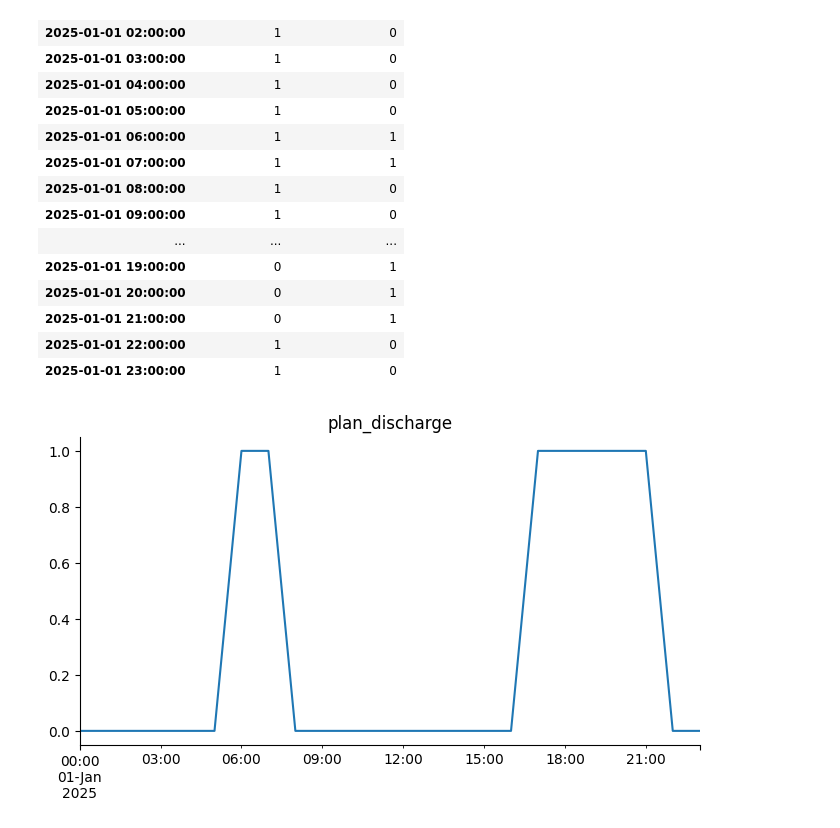
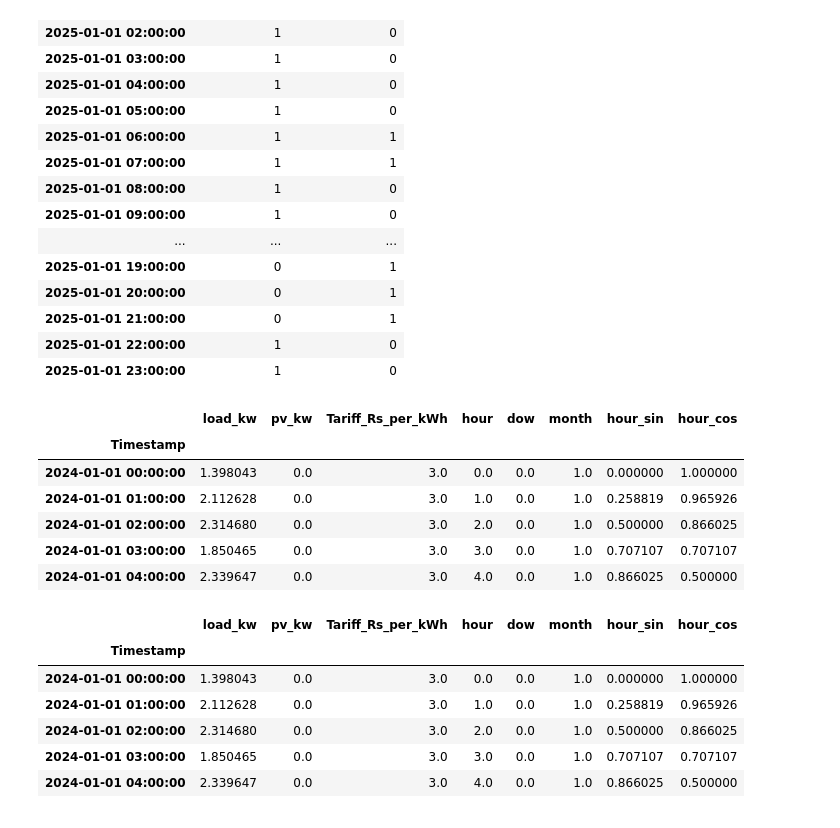
Before and after one commit to AkhilPadma/Decentralization-of-Energy-Using-PV-Batteries-, a Jupyter notebook: DER.ipynb, the cells around one changed output. Saved outputs shown, nothing was run; the diff lists cells and outputs as text; code cells hidden in the pictures.

```diff
--- a/DER.ipynb
+++ b/DER.ipynb
@@ -854,6 +851,10 @@ def make_features(_df: pd.DataFrame) -> pd.DataFrame:
     X["load_roll24"] = _df["load_kw"].shift(1).rolling(24).mean()
     X["pv_roll24"]   = _df["pv_kw"].shift(1).rolling(24).mean()
 
+    # Optional: sin-cos encoding for hour-of-day periodicity (helps LSTM)
+    X["hour_sin"] = np.sin(2*np.pi*X["hour"]/24.0)
+    X["hour_cos"] = np.cos(2*np.pi*X["hour"]/24.0)
+
     # Price by hour (historical mean)
     price_by_hour = _df.groupby(_df.index.hour)[price_col].mean()
     X["price_hour_mean"] = X["hour"].map(price_by_hour)
@@ -1063,9 +1064,62 @@ plan_flags.head(24)
 | 2025-01-01 21:00:00 | 0 | 1 |
 | 2025-01-01 22:00:00 | 1 | 0 |
 | 2025-01-01 23:00:00 | 1 | 0 |
-# %%
-from matplotlib import pyplot as plt
-_df_4['plan_discharge'].plot(kind='line', figsize=(8, 4), title='plan_discharge')
-plt.gca().spines[['top', 'right']].set_visible(False)
-# %% [output]
-[figure, removed]
+# %%
+from sklearn.preprocessing import StandardScaler
+from sklearn.metrics import mean_absolute_error, mean_squared_error, r2_score
+
+import tensorflow as tf
+from tensorflow import keras
+from tensorflow.keras import layers
+
+# Repro
+np.random.seed(0)
+tf.random.set_seed(0)
+
+# Choose your price column name
+price_col = "Tariff_Rs_per_kWh"
+assert {"load_kw","pv_kw",price_col}.issubset(set(data.columns)), "Missing required cols"
+assert isinstance(data.index, pd.DatetimeIndex), "data index must be DatetimeIndex"
+# %%
+def make_features_lstm(_df: pd.DataFrame, price_col) -> pd.DataFrame:
+    X = _df[[ "load_kw", "pv_kw", price_col ]].copy().astype(float)
+    X["hour"]  = _df.index.hour
+    X["dow"]   = _df.index.dayofweek
+    X["month"] = _df.index.month
+    X["hour_sin"] = np.sin(2*np.pi*X["hour"]/24.0)
+    X["hour_cos"] = np.cos(2*np.pi*X["hour"]/24.0)
+    return X
+
+full_lstm = make_features_lstm(data[["load_kw","pv_kw", price_col]].copy(), price_col)
+full_lstm = full_lstm.astype(float)
+full_lstm.head()
+# %% [output]
+|  | load_kw | pv_kw | Tariff_Rs_per_kWh | hour | dow | month | hour_sin | hour_cos |
+| Timestamp |  |  |  |  |  |  |  |  |
+| 2024-01-01 00:00:00 | 1.398043 | 0.0 | 3.0 | 0.0 | 0.0 | 1.0 | 0.000000 | 1.000000 |
+| 2024-01-01 01:00:00 | 2.112628 | 0.0 | 3.0 | 1.0 | 0.0 | 1.0 | 0.258819 | 0.965926 |
+| 2024-01-01 02:00:00 | 2.314680 | 0.0 | 3.0 | 2.0 | 0.0 | 1.0 | 0.500000 | 0.866025 |
+| 2024-01-01 03:00:00 | 1.850465 | 0.0 | 3.0 | 3.0 | 0.0 | 1.0 | 0.707107 | 0.707107 |
+| 2024-01-01 04:00:00 | 2.339647 | 0.0 | 3.0 | 4.0 | 0.0 | 1.0 | 0.866025 | 0.500000 |
+# %%
+def add_time_features(df: pd.DataFrame) -> pd.DataFrame:
+    X = df.copy()
+    X["hour"]  = X.index.hour
+    X["dow"]   = X.index.dayofweek
+    X["month"] = X.index.month
+    # Optional: sin-cos encoding for hour-of-day periodicity (helps LSTM)
+    X["hour_sin"] = np.sin(2*np.pi*X["hour"]/24.0)
+    X["hour_cos"] = np.cos(2*np.pi*X["hour"]/24.0)
+    return X
+
+full = add_time_features(data[["load_kw","pv_kw", price_col]].copy())
+full = full.astype(float)
+full.head()
+# %% [output]
+|  | load_kw | pv_kw | Tariff_Rs_per_kWh | hour | dow | month | hour_sin | hour_cos |
+| Timestamp |  |  |  |  |  |  |  |  |
+| 2024-01-01 00:00:00 | 1.398043 | 0.0 | 3.0 | 0.0 | 0.0 | 1.0 | 0.000000 | 1.000000 |
+| 2024-01-01 01:00:00 | 2.112628 | 0.0 | 3.0 | 1.0 | 0.0 | 1.0 | 0.258819 | 0.965926 |
+| 2024-01-01 02:00:00 | 2.314680 | 0.0 | 3.0 | 2.0 | 0.0 | 1.0 | 0.500000 | 0.866025 |
+| 2024-01-01 03:00:00 | 1.850465 | 0.0 | 3.0 | 3.0 | 0.0 | 1.0 | 0.707107 | 0.707107 |
+| 2024-01-01 04:00:00 | 2.339647 | 0.0 | 3.0 | 4.0 | 0.0 | 1.0 | 0.866025 | 0.500000 |
```
Also changed, not shown: parts of 4 cells of this notebook.
